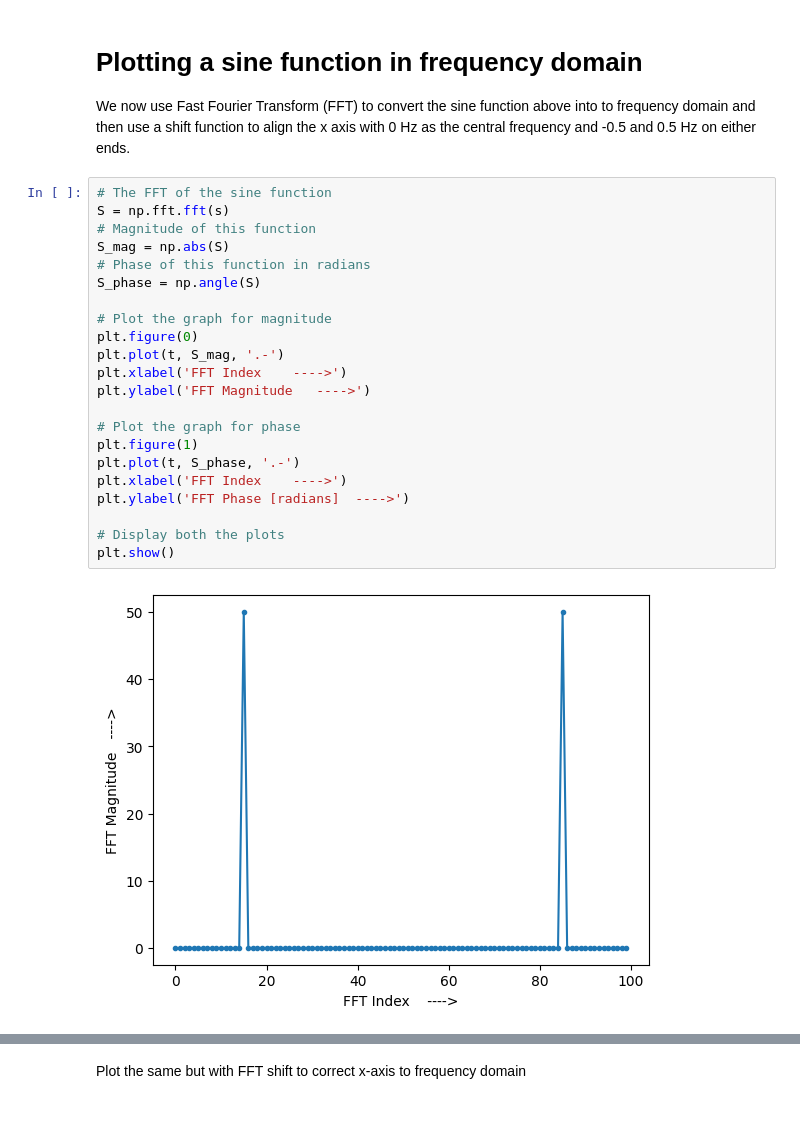
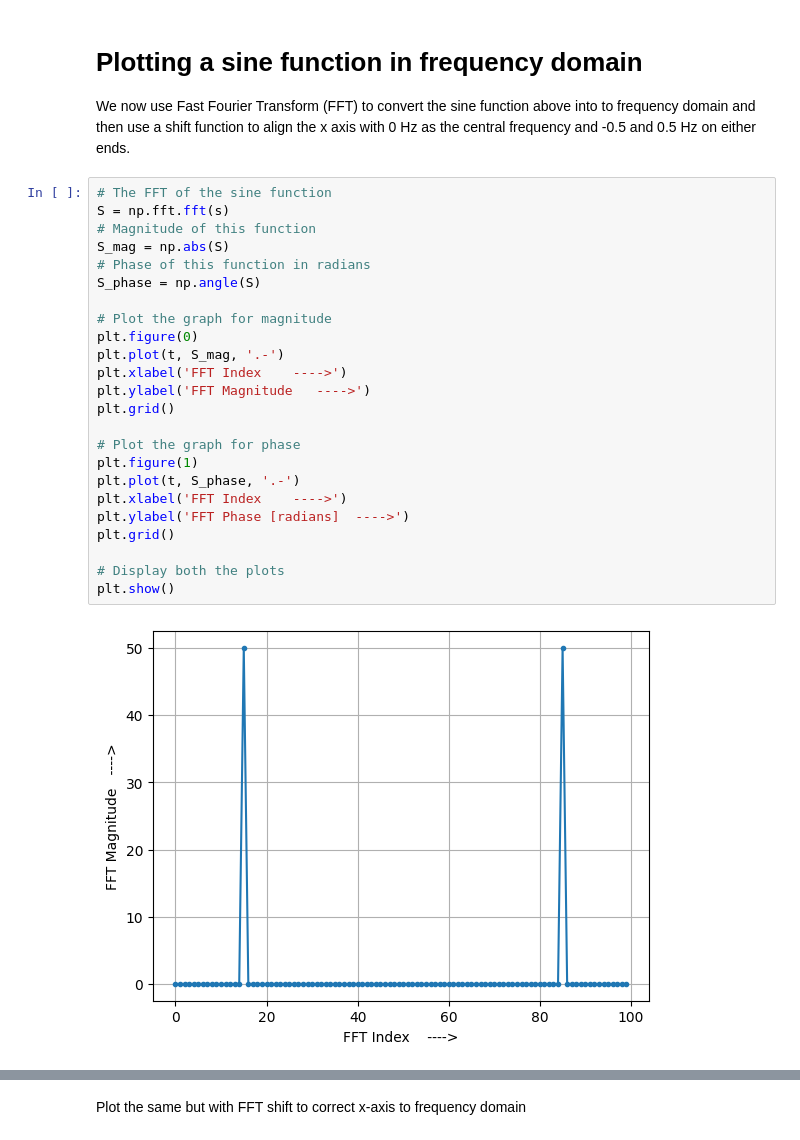
Before and after one commit to rstar900/PySDR, a Jupyter notebook: 01_frequency_domain.ipynb, the cells around one changed output, grey strips where cells are left out. Cells and saved outputs as stored; diff of their text form.

```diff
--- a/01_frequency_domain.ipynb
+++ b/01_frequency_domain.ipynb
@@ -26,24 +31,26 @@ We now use Fast Fourier Transform (FFT) to convert the sine function above into
 # %%
 # The FFT of the sine function
 S = np.fft.fft(s)
 # Magnitude of this function
 S_mag = np.abs(S)
 # Phase of this function in radians
 S_phase = np.angle(S)
 
 # Plot the graph for magnitude
 plt.figure(0)
 plt.plot(t, S_mag, '.-')
 plt.xlabel('FFT Index    ---->')
 plt.ylabel('FFT Magnitude   ---->')
+plt.grid()
 
 # Plot the graph for phase
 plt.figure(1)
 plt.plot(t, S_phase, '.-')
 plt.xlabel('FFT Index    ---->')
 plt.ylabel('FFT Phase [radians]  ---->')
+plt.grid()
 
 # Display both the plots
 plt.show()
 # %% [output]
-[figure, old version]
+[figure, new version]
```
Also changed, not shown: parts of 10 cells of this notebook.
